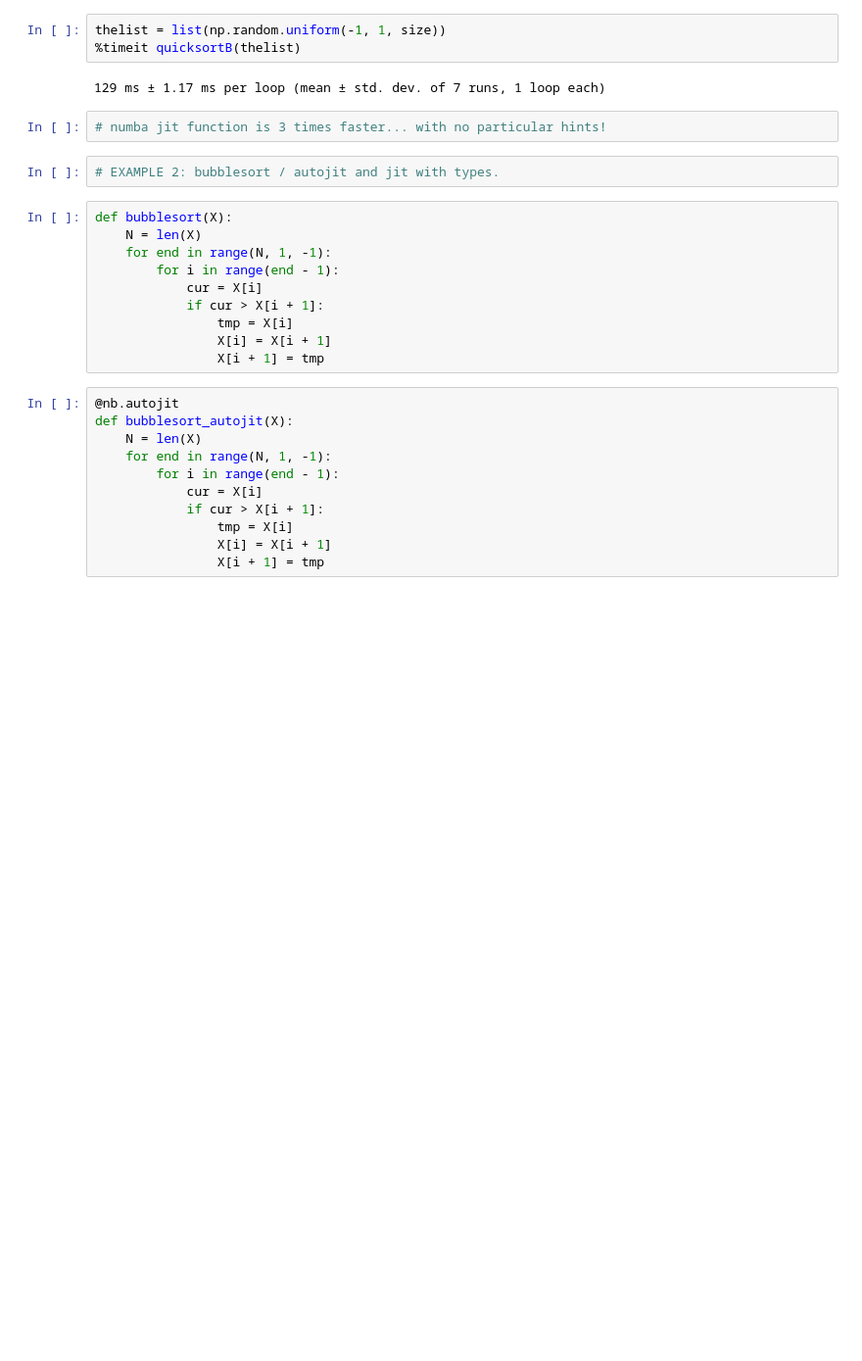
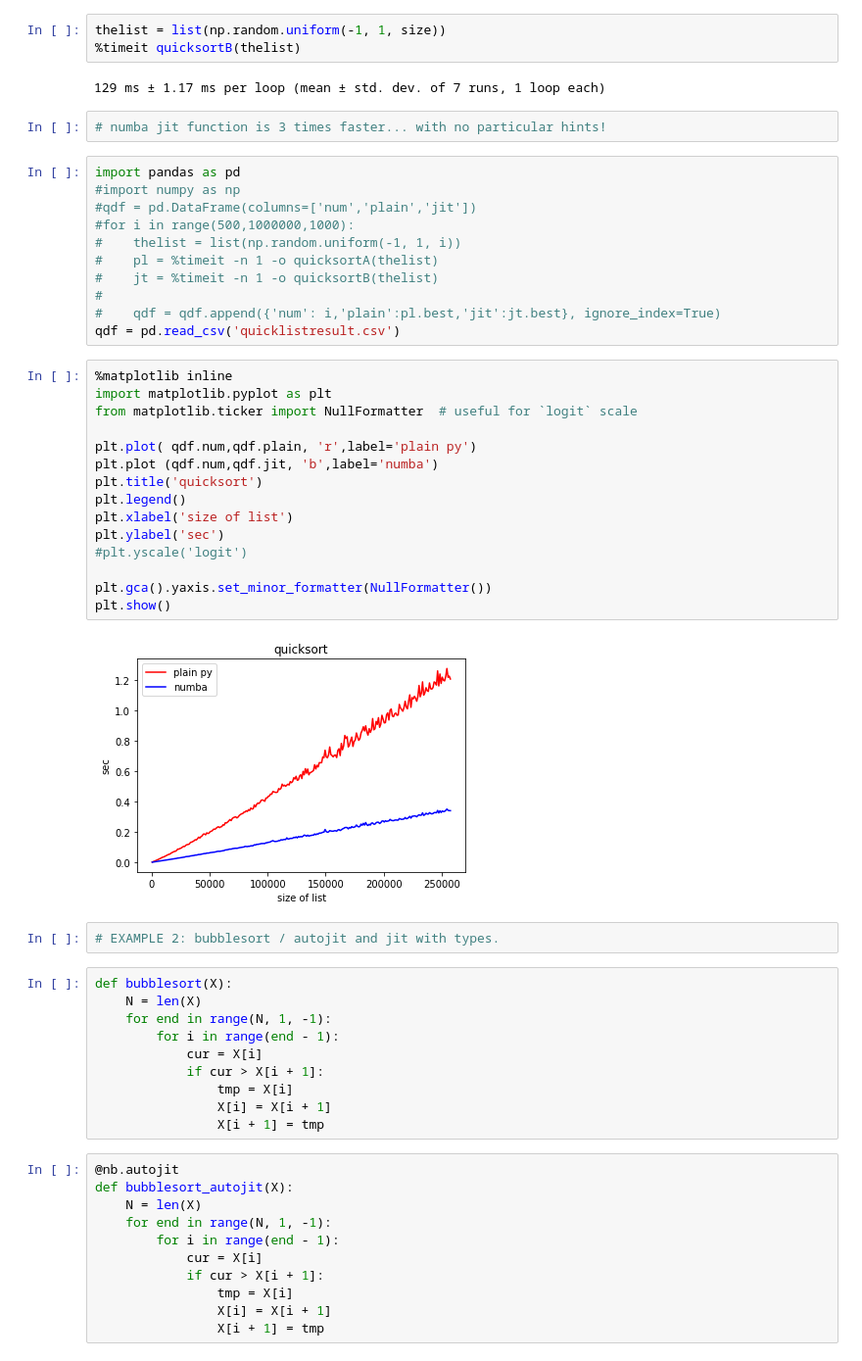
Before and after one commit to mamonu/GDSP18_ProfilingOptimizingPyDemo, a Jupyter notebook: profiling.ipynb, the cells around one changed output. Shown at 98% size. Cells and saved outputs as stored; diff of their text form; blank space fills up the shorter version.

Commit message:
plots in examples

```diff
--- a/profiling.ipynb
+++ b/profiling.ipynb
@@ -274,6 +274,34 @@ thelist = list(np.random.uniform(-1, 1, size))
 129 ms ± 1.17 ms per loop (mean ± std. dev. of 7 runs, 1 loop each)
 # %%
 # numba jit function is 3 times faster... with no particular hints!
+# %%
+import pandas as pd
+#import numpy as np
+#qdf = pd.DataFrame(columns=['num','plain','jit'])
+#for i in range(500,1000000,1000):
+#    thelist = list(np.random.uniform(-1, 1, i))
+#    pl = %timeit -n 1 -o quicksortA(thelist)
+#    jt = %timeit -n 1 -o quicksortB(thelist)
+#
+#    qdf = qdf.append({'num': i,'plain':pl.best,'jit':jt.best}, ignore_index=True)
+qdf = pd.read_csv('quicklistresult.csv')
+# %%
+%matplotlib inline
+import matplotlib.pyplot as plt
+from matplotlib.ticker import NullFormatter  # useful for `logit` scale
+
+plt.plot( qdf.num,qdf.plain, 'r',label='plain py')
+plt.plot (qdf.num,qdf.jit, 'b',label='numba')
+plt.title('quicksort')
+plt.legend()
+plt.xlabel('size of list')
+plt.ylabel('sec')
+#plt.yscale('logit')
+
+plt.gca().yaxis.set_minor_formatter(NullFormatter())
+plt.show()
+# %% [output]
+[figure, added]
 # %%
 # EXAMPLE 2: bubblesort / autojit and jit with types.
 # %%
```
Also changed, not shown: 3 other files.
